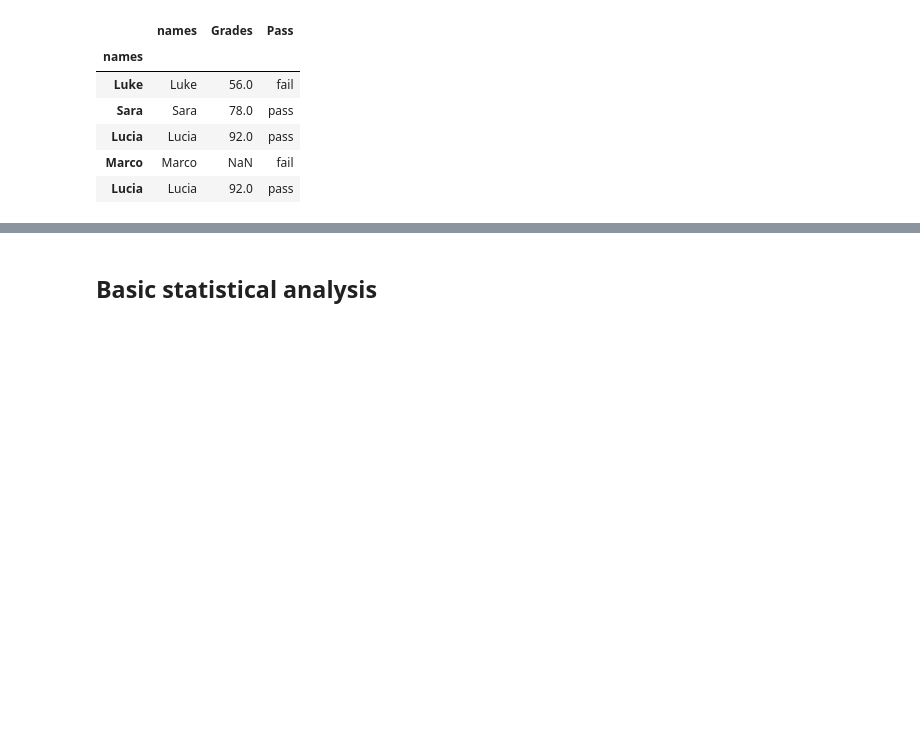
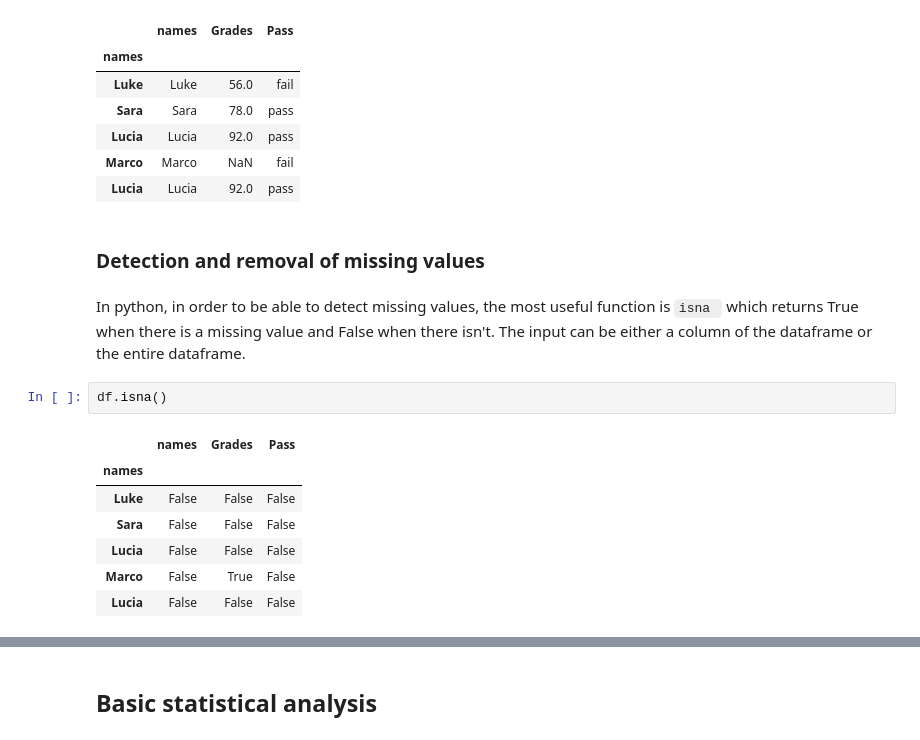
Before and after one commit to petehellyer/Neuroscience-Python-Course-Development, a Jupyter notebook: Day8.ipynb, the cells around one changed output, grey strips where cells are left out. Saved outputs shown, nothing was run; the diff lists cells and outputs as text; blank space fills up the shorter version.

```diff
--- a/Day8.ipynb
+++ b/Day8.ipynb
@@ -377,3 +377,17 @@ df
 | Lucia | Lucia | 92.0 | pass |
 | Marco | Marco | NaN | fail |
 | Lucia | Lucia | 92.0 | pass |
+# %% [markdown]
+### Detection and removal of missing values
+# %% [markdown]
+In python, in order to be able to detect missing values, the most useful function is  `isna ` which returns True when there is a missing value and False when there isn't. The input can be either a column of the dataframe or the entire dataframe.
+# %%
+df.isna()
+# %% [output]
+|  | names | Grades | Pass |
+| names |  |  |  |
+| Luke | False | False | False |
+| Sara | False | False | False |
+| Lucia | False | False | False |
+| Marco | False | True | False |
+| Lucia | False | False | False |
```
Also changed, not shown: parts of 10 cells of this notebook.
